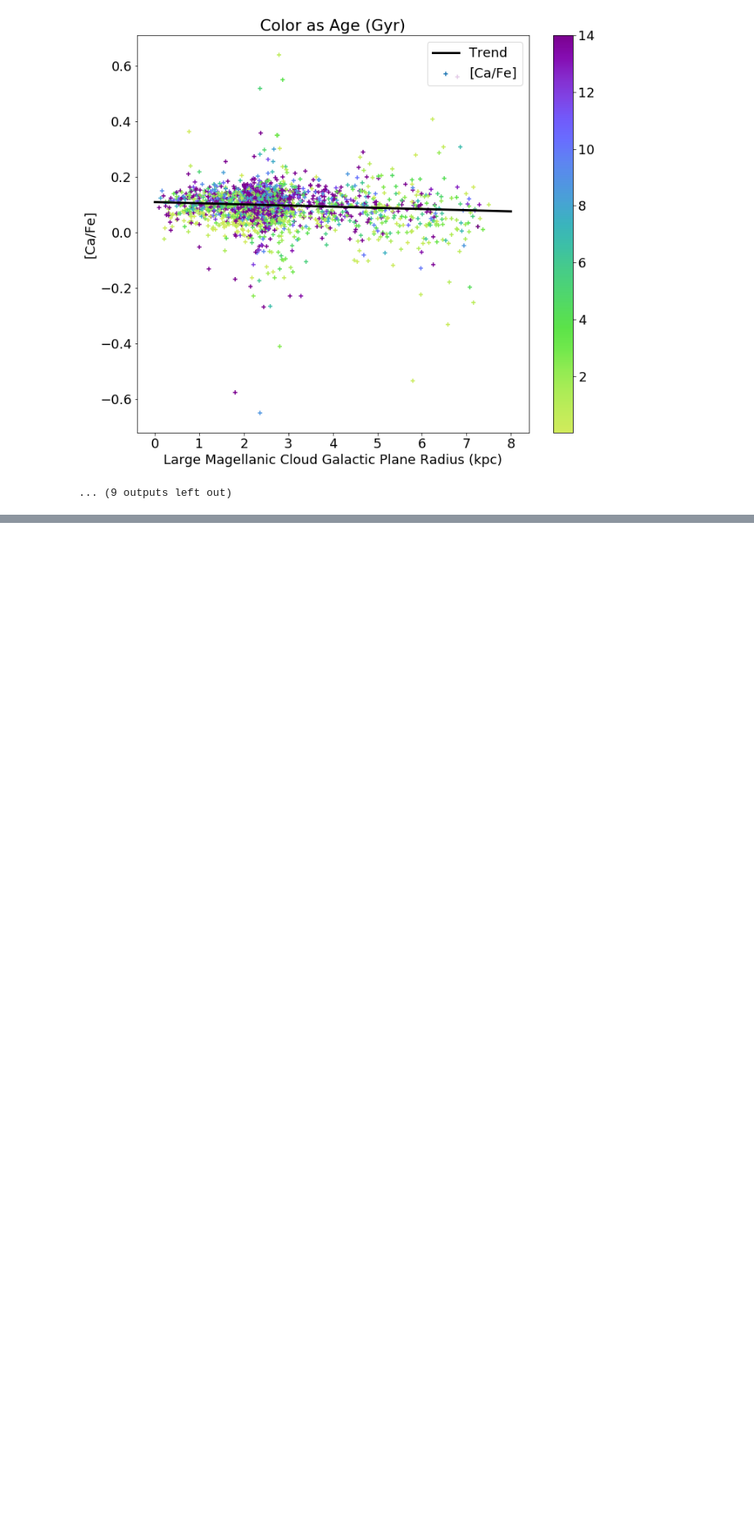
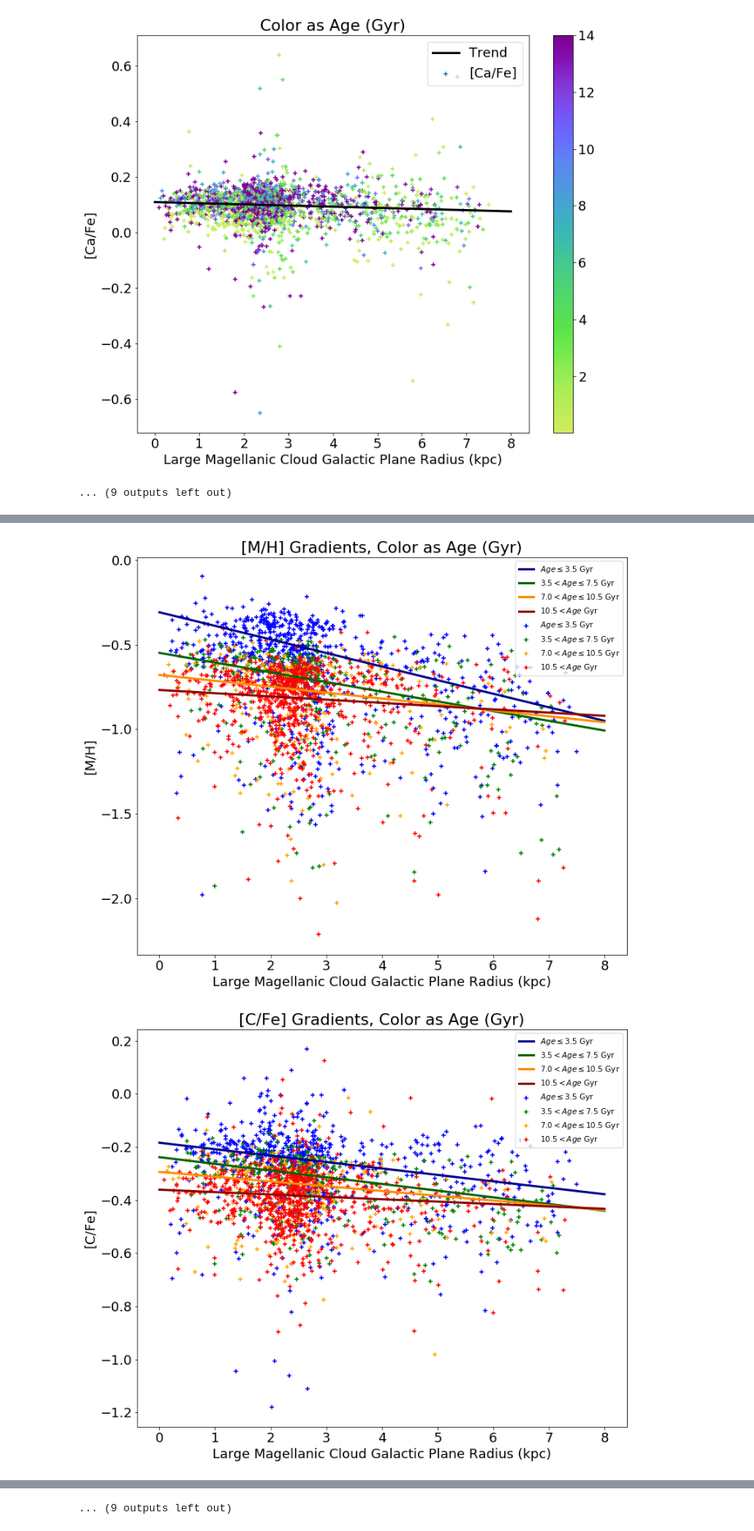
Before and after one commit to JoshuaPovick/LMC_Gradients, a Jupyter notebook: Abundance_Gradients.ipynb, the cells around one changed output, grey strips where cells are left out. Shown at 82% size. Saved outputs shown, nothing was run; the diff lists cells and outputs as text; code cells hidden in the pictures; blank space fills up the shorter version.

Commit message:
calculate field by field gradients

```diff
--- a/Abundance_Gradients.ipynb
+++ b/Abundance_Gradients.ipynb
@@ -281,7 +281,7 @@ b_devs = []
 for j in range(len(elems)):
     slopes = []
     inters = []
-    for k in range(5):
+    for k in range(1000):
         mi, bi = np.linalg.lstsq(Adevs[j], noisy(elems_values[j],elems_errors[j]))[0]
         slopes.append(mi)
         inters.append(bi)
@@ -486,0 +491,10 @@ for i in range(len(elems)-5):
+# %%
+################
+### Age Bins ###
+################
+
+young = np.where(parage<=np.log10(3.5*10**9))
+ymed = np.where((parage>np.log10(3.5*10**9))&(parage<=np.log10(7*10**9)))
+omed = np.where((parage>np.log10(7*10**9))&(parage<=np.log10(10.5*10**9)))
+old = np.where(parage>np.log10(10.5*10**9))
+# print(ymed)
@@ -486,0 +601,60 @@ for i in range(len(elems)-5):
+# %%
+radius = np.sqrt(LMCdisk_cart(r13['RA'],r13['DEC'])[0]**2+LMCdisk_cart(r13['RA'],r13['DEC'])[1])
+
+labs = ['[M/H]','[C/Fe]','[N/Fe]','[O/Fe]','[Na/Fe]','[Mg/Fe]','[Al/Fe]','[Si/Fe]','[P/Fe]','[S/Fe]','[K/Fe]',
+        '[Ca/Fe]','[Ti/Fe]','[TiII/FE]','[V/Fe]','[Cr/Fe]','[Mn/Fe]','[Fe/H]','[Co/Fe]','[Ni/Fe]','[Cu/Fe]',
+        '[Ge_Fe]','[Rb/Fe]','[Ce/Fe]','[Nd/Fe]','[Yb/Fe]']
+els = ['M_H','C_Fe','N_Fe','O_Fe','Na_Fe','Mg_Fe','Al_Fe','Si_Fe','P_Fe','S_Fe','K_Fe','Ca_Fe_','Ti_Fe',
+       'TiII_FE','V_Fe','Cr_Fe','Mn_Fe','Fe_H','Co_Fe','Ni_Fe','Cu_Fe','Ge_Fe','Rb_Fe','Ce_Fe','Nd_Fe','Yb_Fe']
+
+matplotlib.rcParams.update({'font.size': 18})
+
+young_parage = parage[young]
+ymed_parage = parage[ymed]
+omed_parage = parage[omed]
+old_parage = parage[old]
+
+for i in range(len(elems)-5):
+    xval = np.linspace(0.0,8.0)
+
+    def youngtrendline(x):
+        return young_elems_slope[i]*x+young_elems_inter[i]
+    def ymedtrendline(x):
+        return ymed_elems_slope[i]*x+ymed_elems_inter[i]
+    def omedtrendline(x):
+        return omed_elems_slope[i]*x+omed_elems_inter[i]
+    def oldtrendline(x):
+        return old_elems_slope[i]*x+old_elems_inter[i]
+
+    young_cln = np.where(r13young[elems[i]]> -100)
+    ymed_cln = np.where(r13ymed[elems[i]]> -100)
+    omed_cln = np.where(r13omed[elems[i]]> -100)
+    old_cln = np.where(r13old[elems[i]]> -100)
+
+    plt.figure(figsize=[12,10])
+
+    plt.scatter(radius[young][young_cln],r13young[elems[i]][young_cln],marker='+',label='$Age \leq 3.5$ Gyr',
+                c='blue')
+    plt.plot(xval,youngtrendline(xval),c='darkblue',lw=3.0,label='$Age \leq 3.5$ Gyr') #young
+
+    plt.scatter(radius[ymed][ymed_cln],r13ymed[elems[i]][ymed_cln],marker='+',label='$3.5 < Age \leq 7.5$ Gyr',
+                c='green')
+    plt.plot(xval,ymedtrendline(xval),c='darkgreen',lw=3.0,label='$3.5 < Age \leq 7.5$ Gyr') #ymed
+
+    plt.scatter(radius[omed][omed_cln],r13omed[elems[i]][omed_cln],marker='+',label='$7.0 < Age \leq 10.5$ Gyr',
+                c='orange')
+    plt.plot(xval,omedtrendline(xval),c='darkorange',lw=3.0,label='$7.0 < Age \leq 10.5$ Gyr') #omed
+
+    plt.scatter(radius[old][old_cln],r13old[elems[i]][old_cln],marker='+',label='$10.5 < Age$ Gyr',
+                c='red')
+    plt.plot(xval,oldtrendline(xval),c='darkred',lw=3.0,label='$10.5 < Age$ Gyr') #old
+
+    plt.legend(loc='upper right',fontsize='xx-small')
+    plt.title(r'{} Gradients, Color as Age (Gyr)'.format(labs[i]))
+    plt.ylabel(r'{}'.format(labs[i]))
+    plt.xlabel(r'Large Magellanic Cloud Galactic Plane Radius (kpc)')
+    plt.savefig('age_abund_grad{}.pdf'.format(els[i]),bbox_inches='tight')
+    plt.show()
+# %% [output]
+[figure, added]
+[figure, added]
@@ -486,0 +671 @@ for i in range(len(elems)-5):
+... (9 outputs left out)
```
Also changed, not shown: parts of 10 cells of this notebook.
